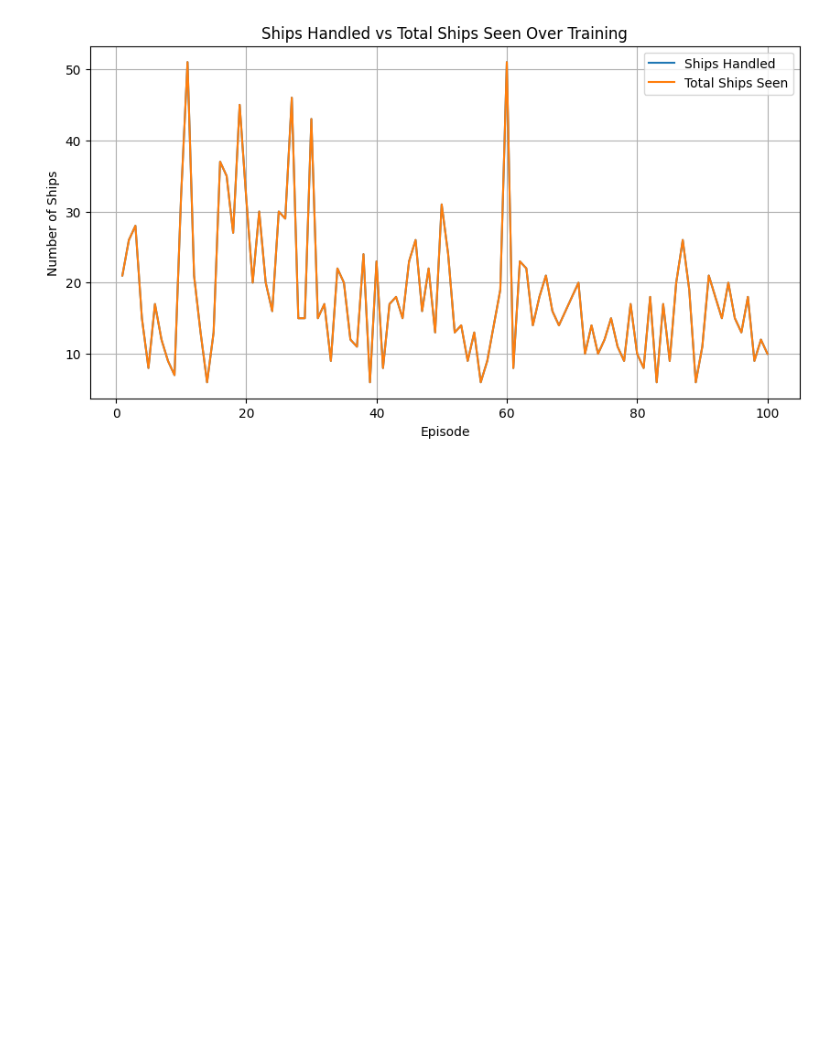
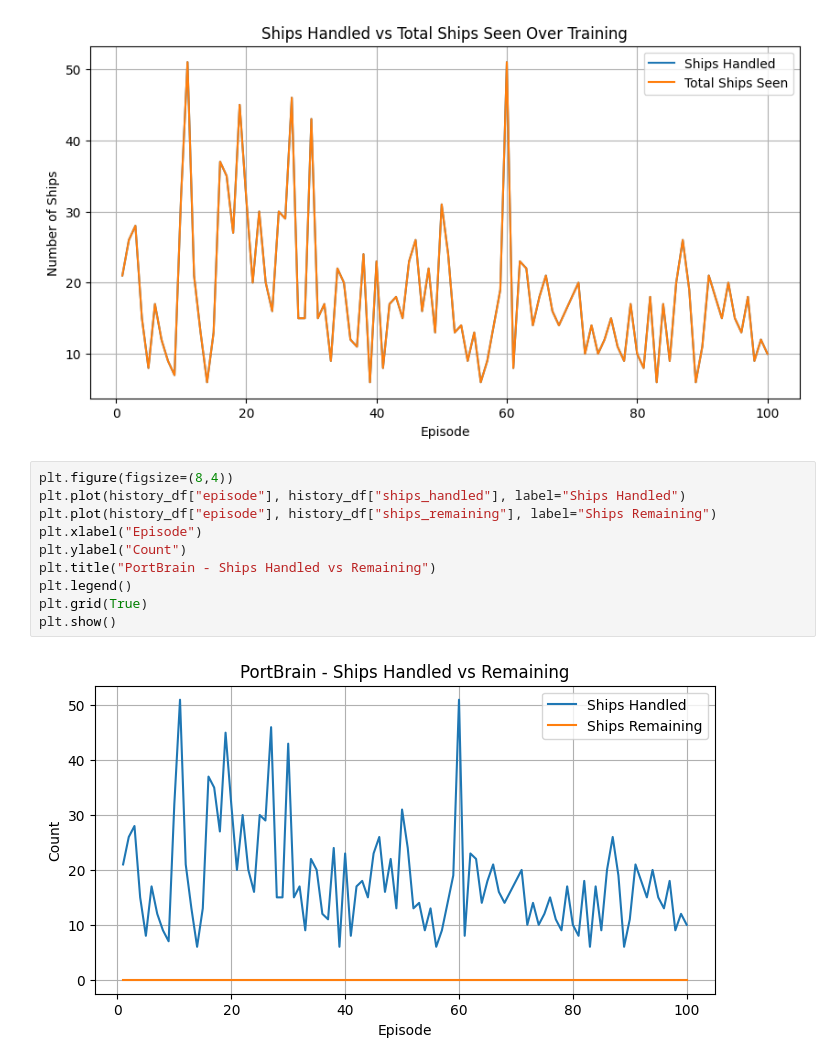
Before and after one commit to ParagShah-7/Port-Brain, a Jupyter notebook: PB CODE.ipynb, the cells around one changed output. Cells and saved outputs as stored; diff of their text form; blank space fills up the shorter version.

```diff
--- a/PB CODE.ipynb
+++ b/PB CODE.ipynb
@@ -540,3 +570,15 @@ plt.grid(True)
 plt.show()
 # %% [output]
 [figure]
+# %%
+plt.figure(figsize=(8,4))
+plt.plot(history_df["episode"], history_df["ships_handled"], label="Ships Handled")
+plt.plot(history_df["episode"], history_df["ships_remaining"], label="Ships Remaining")
+plt.xlabel("Episode")
+plt.ylabel("Count")
+plt.title("PortBrain - Ships Handled vs Remaining")
+plt.legend()
+plt.grid(True)
+plt.show()
+# %% [output]
+[figure, added]
```
Also changed, not shown: parts of 5 cells of this notebook, 2 other files.
